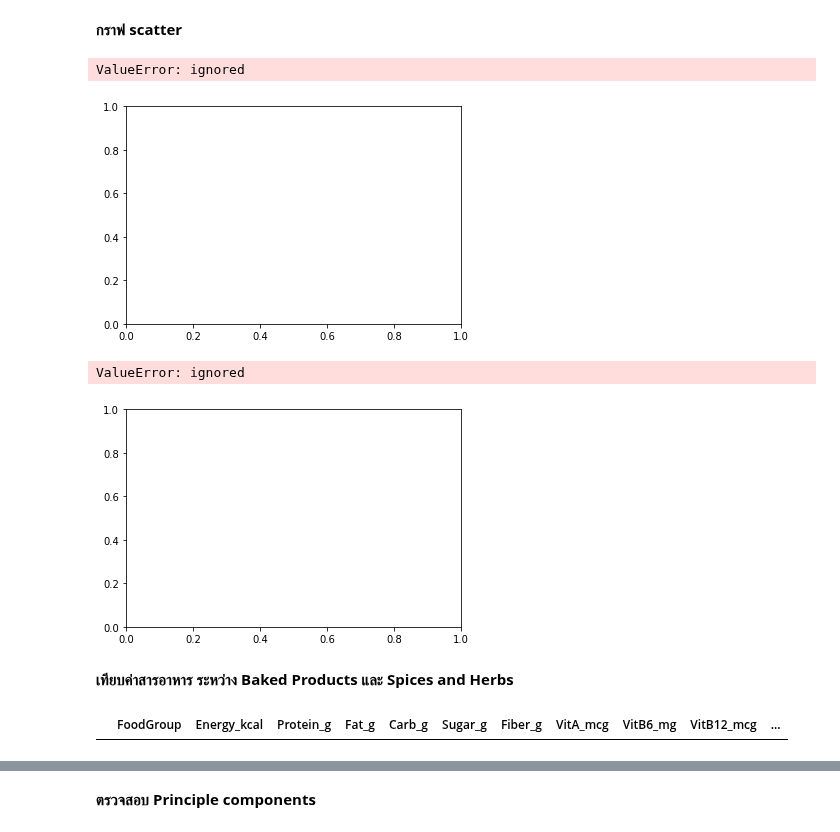
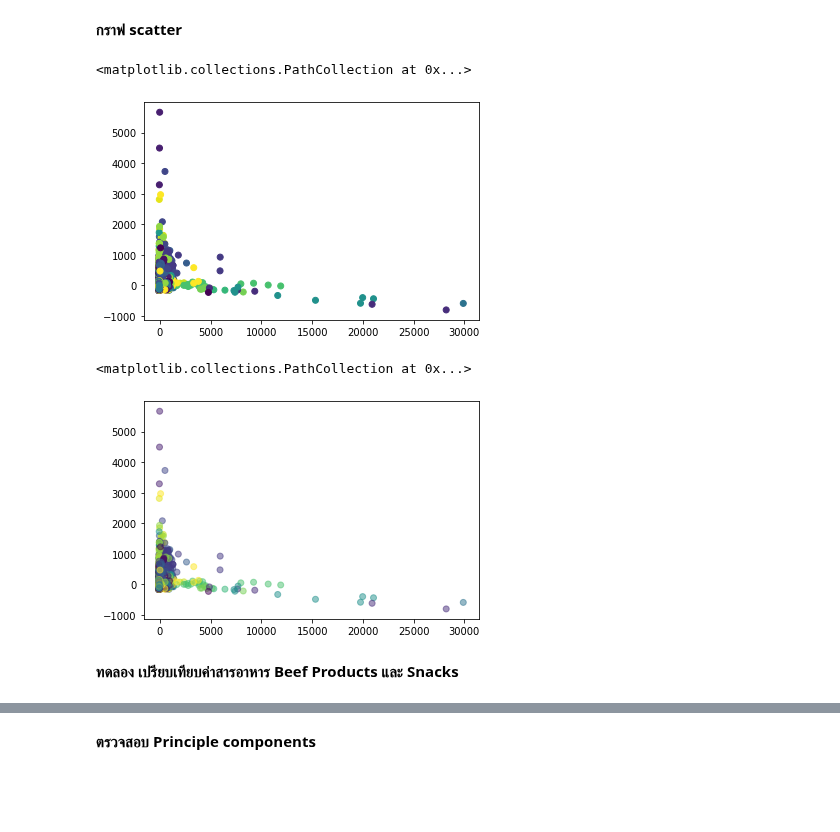
Before and after one commit to Thitichaya2000/multivariate, a Jupyter notebook: Exam01.ipynb, the cells around one changed output, grey strips where cells are left out. Drawn from its saved outputs; the diff is of its cells as text; code cells hidden in the pictures; blank space fills up the shorter version.

```diff
--- a/Exam01.ipynb
+++ b/Exam01.ipynb
@@ -562,0 +562,3 @@ data_dropped
+# %%
+data_dropped2 = data_dropped.replace(color_list2)
+data_dropped2
@@ -563,19 +579,14 @@ data_dropped
 # %% [markdown]
 **กราฟ scatter**
 # %%
-plt.scatter(new_pca[:,0],new_pca[:,1],c = data_dropped['FoodGroup'])
+plt.scatter(new_pca[:,0],new_pca[:,1],c = data_dropped2['FoodGroup'])
 # %% [output]
-ValueError: ignored
+<matplotlib.collections.PathCollection at 0x...>
-[figure, old version]
+[figure, new version]
 # %%
-plt.scatter(new_pca[:,0],new_pca[:,1],c = data_dropped['FoodGroup'],alpha=0.5)
+plt.scatter(new_pca[:,0],new_pca[:,1],c = data_dropped2['FoodGroup'],alpha=0.5)
 # %% [output]
-ValueError: ignored
+<matplotlib.collections.PathCollection at 0x...>
-[figure, old version]
+[figure, new version]
 # %% [markdown]
-**เทียบค่าสารอาหาร ระหว่าง Baked Products และ Spices and Herbs**
+**ทดลอง เปรียบเทียบค่าสารอาหาร Beef Products และ Snacks**
-# %%
-bb = data_dropped[(data_dropped['FoodGroup']==2) | (data_dropped['FoodGroup']==22)]
-bb
-# %% [output]
-|  | FoodGroup | Energy_kcal | Protein_g | Fat_g | Carb_g | Sugar_g | Fiber_g | VitA_mcg | VitB6_mg | VitB12_mcg | ... |
```
Also changed, not shown: parts of 31 cells of this notebook.
